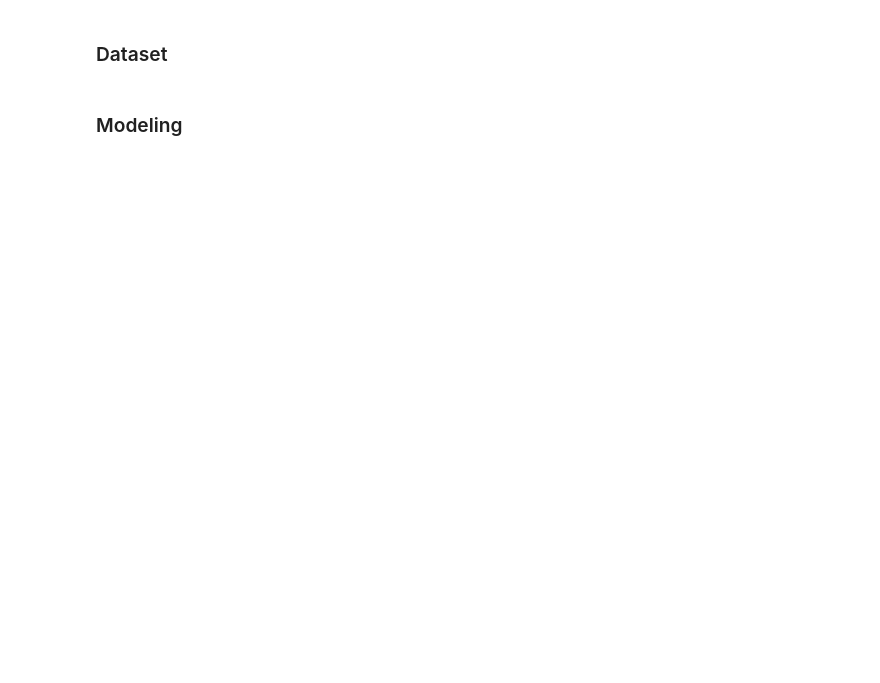
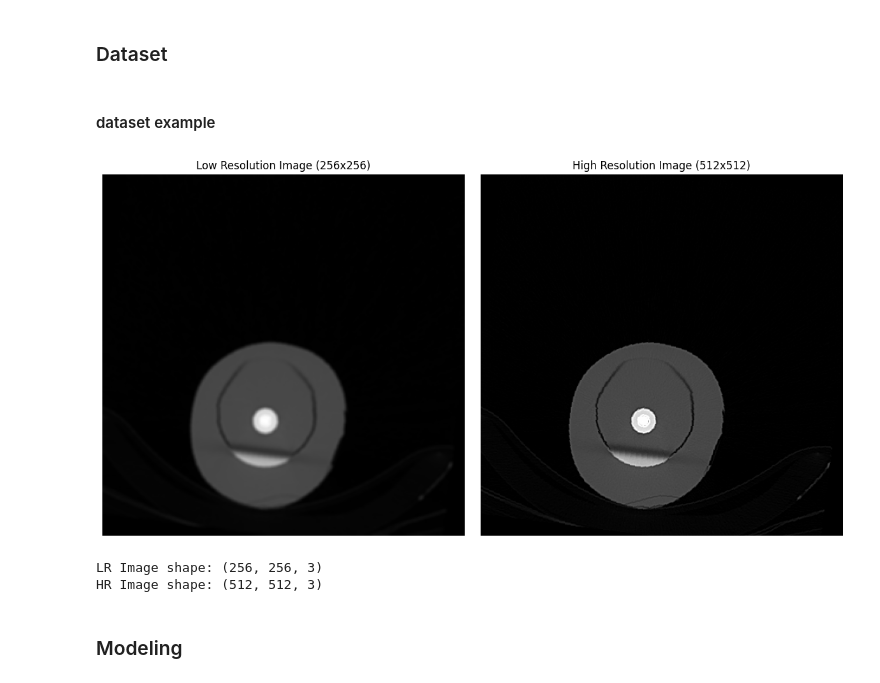
Before and after one commit to yk-Jeong/MedSRGAN, a Jupyter notebook: code.ipynb, the cells around one changed output. Cells and saved outputs as stored; diff of their text form; code cells hidden in the pictures; blank space fills up the shorter version.

```diff
--- a/code.ipynb
+++ b/code.ipynb
@@ -83,2 +90,31 @@ dataloader = DataLoader(dataset, batch_size=1, shuffle=True)
+# %% [markdown]
+#### dataset example
+# %%
+lr_img, hr_img = next(iter(train_dl))
+
+# CPU로 이동하고 numpy 배열로 변환
+lr_img = lr_img.cpu().numpy().squeeze().transpose(1, 2, 0)
+hr_img = hr_img.cpu().numpy().squeeze().transpose(1, 2, 0)
+
+# 이미지를 표시합니다
+fig, axes = plt.subplots(1, 2, figsize=(12, 6))
+
+axes[0].imshow(lr_img)
+axes[0].set_title('Low Resolution Image (256x256)')
+axes[0].axis('off')
+
+axes[1].imshow(hr_img)
+axes[1].set_title('High Resolution Image (512x512)')
+axes[1].axis('off')
+
+plt.tight_layout()
+plt.show()
+
+print(f"LR Image shape: {lr_img.shape}")
+print(f"HR Image shape: {hr_img.shape}")
+# %% [output]
+[figure, added]
+LR Image shape: (256, 256, 3)
+HR Image shape: (512, 512, 3)
 # %% [markdown]
 ### Modeling
```
Also changed, not shown: parts of 19 cells of this notebook, 2 other files.
